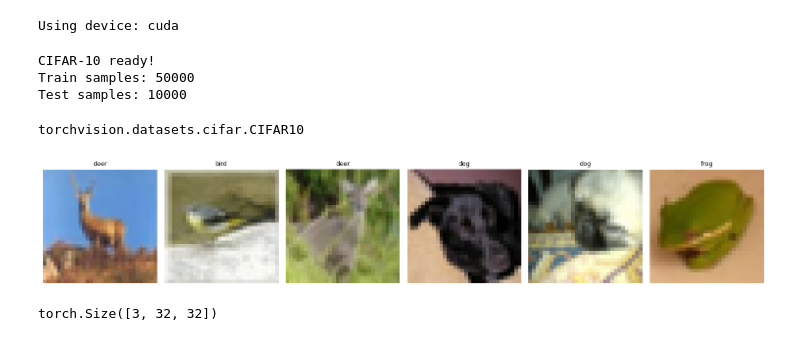
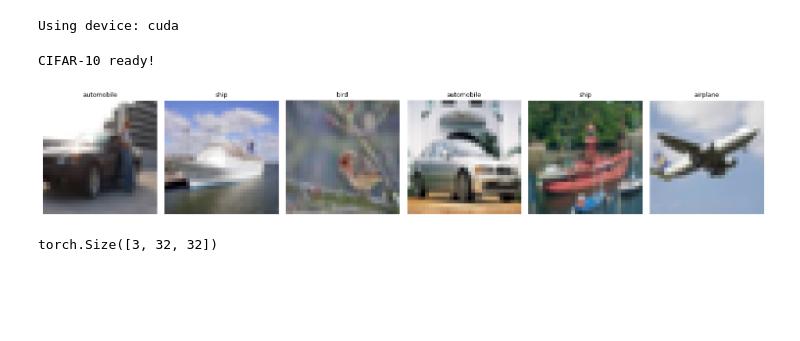
Before and after one commit to SomnathB053/csl7590-assignment, a Jupyter notebook: CSL7590_Assign_CIFAR-10.ipynb, the cells around one changed output. Cells and saved outputs as stored; diff of their text form; code cells hidden in the pictures; blank space fills up the shorter version.

```diff
--- a/CSL7590_Assign_CIFAR-10.ipynb
+++ b/CSL7590_Assign_CIFAR-10.ipynb
@@ -14,6 +14,8 @@ Using device: cuda
 # %%
 # Where you want the dataset stored
 data_dir = "./data"
+train_ratio = 0.9   # 90% train, 10% validation
+
 
 # Simple transform (you can change later)
 transform = transforms.Compose([
@@ -36,40 +38,45 @@ test_dataset = datasets.CIFAR10(
     transform=transform,
     download=True
 )
-print("CIFAR-10 ready!")
-print("Train samples:", len(train_dataset))
-print("Test samples:", len(test_dataset))
-# %% [output]
-CIFAR-10 ready!
-Train samples: 50000
-Test samples: 10000
-# %%
-type(train_dataset)  # Should be torchvision.datasets.CIFAR100
-# %% [output]
-torchvision.datasets.cifar.CIFAR10
+# %%
+from torch.utils.data import random_split
+
+num_train = len(train_dataset)
+num_val = int((1 - train_ratio) * num_train)
+num_train = num_train - num_val
+
+train_dataset, val_dataset = random_split(
+    train_dataset,
+    [num_train, num_val],
+    generator=torch.Generator().manual_seed(42)  # reproducible split
+)
+
+print("CIFAR-10 ready!")
+# %% [output]
+CIFAR-10 ready!
 # %%
 
 
 import random
 import matplotlib.pyplot as plt
 
 num_samples = 6
 indices = random.sample(range(len(train_dataset)), num_samples)
 
 plt.figure(figsize=(15, 3))
 
 for i, idx in enumerate(indices):
     image, label = train_dataset[idx]
 
     plt.subplot(1, num_samples, i + 1)
     plt.imshow(image.permute(1, 2, 0))
-    plt.title(train_dataset.classes[label], fontsize=9)
+    plt.title(train_dataset.dataset.classes[label], fontsize=9)
     plt.axis("off")
 
 plt.tight_layout()
 plt.show()
 # %% [output]
-[figure, old version]
+[figure, new version]
 # %%
 type(image)  # Should be torch.Tensor
 print(image.shape)  # Should be torch.Size([3, 32, 32])
```
Also changed, not shown: parts of 17 cells of this notebook, 11 other files.
